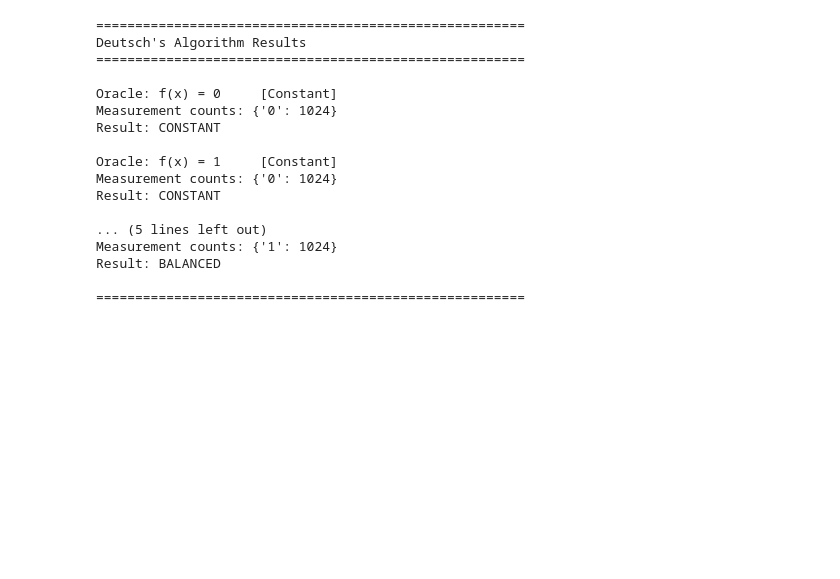
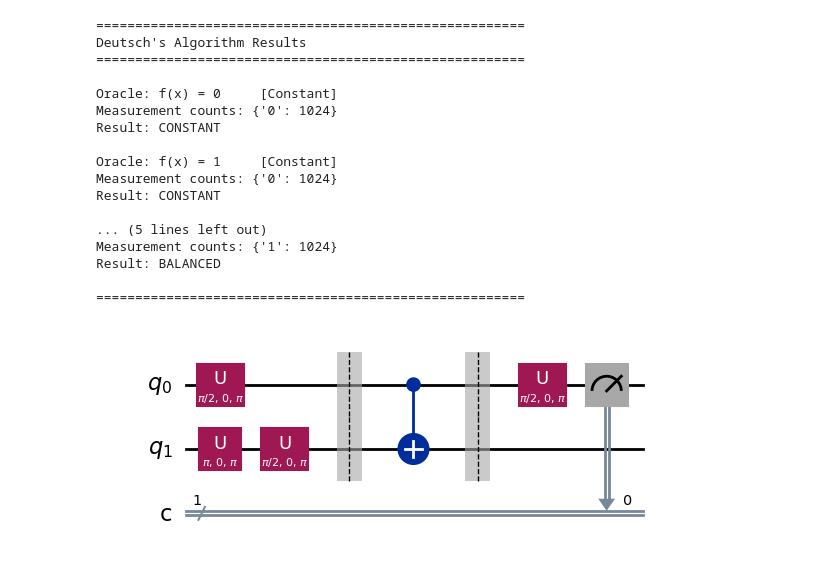
Before and after one commit to mohelmahi02/emerging-technologies, a Jupyter notebook: problems.ipynb, the cells around one changed output. Saved outputs shown, nothing was run; the diff lists cells and outputs as text; code cells hidden in the pictures; blank space fills up the shorter version.

Commit message:
Add Deutsch algorithm circuit visualisation

```diff
--- a/problems.ipynb
+++ b/problems.ipynb
@@ -651,3 +651,13 @@ Measurement counts: {'1': 1024}
 Result: BALANCED
 
 =======================================================
+# %%
+# Show the circuit for one example oracle (balanced identity)
+example_oracle = oracle_balanced_identity()
+qc_example = deutsch_circuit(example_oracle)
+
+fig = qc_example.decompose().draw('mpl')
+fig.savefig('img/problem4_deutsch_circuit.png', bbox_inches='tight')
+display(fig)
+# %% [output]
+[figure, added]
```
Also changed, not shown: parts of 3 cells of this notebook, 1 other file.
